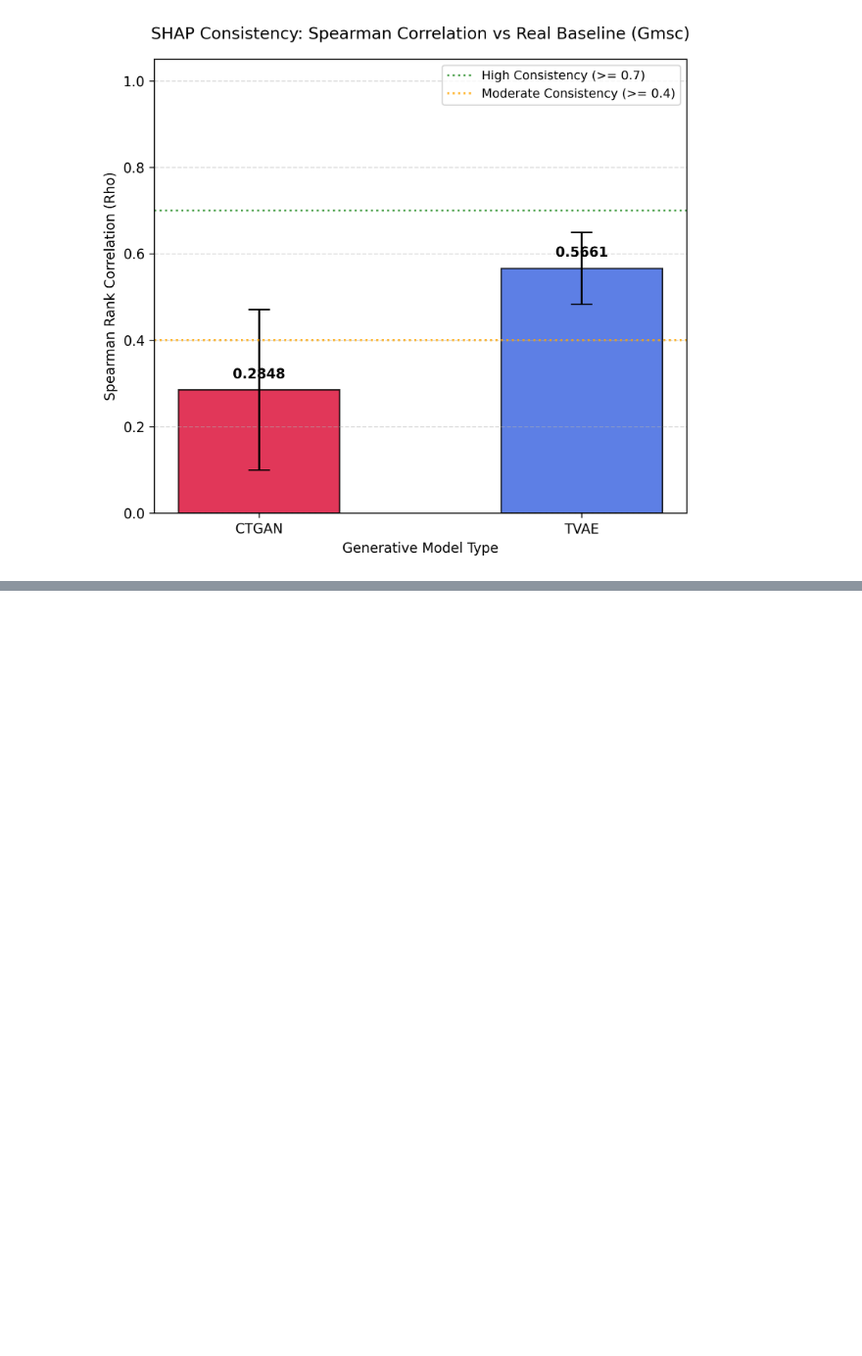
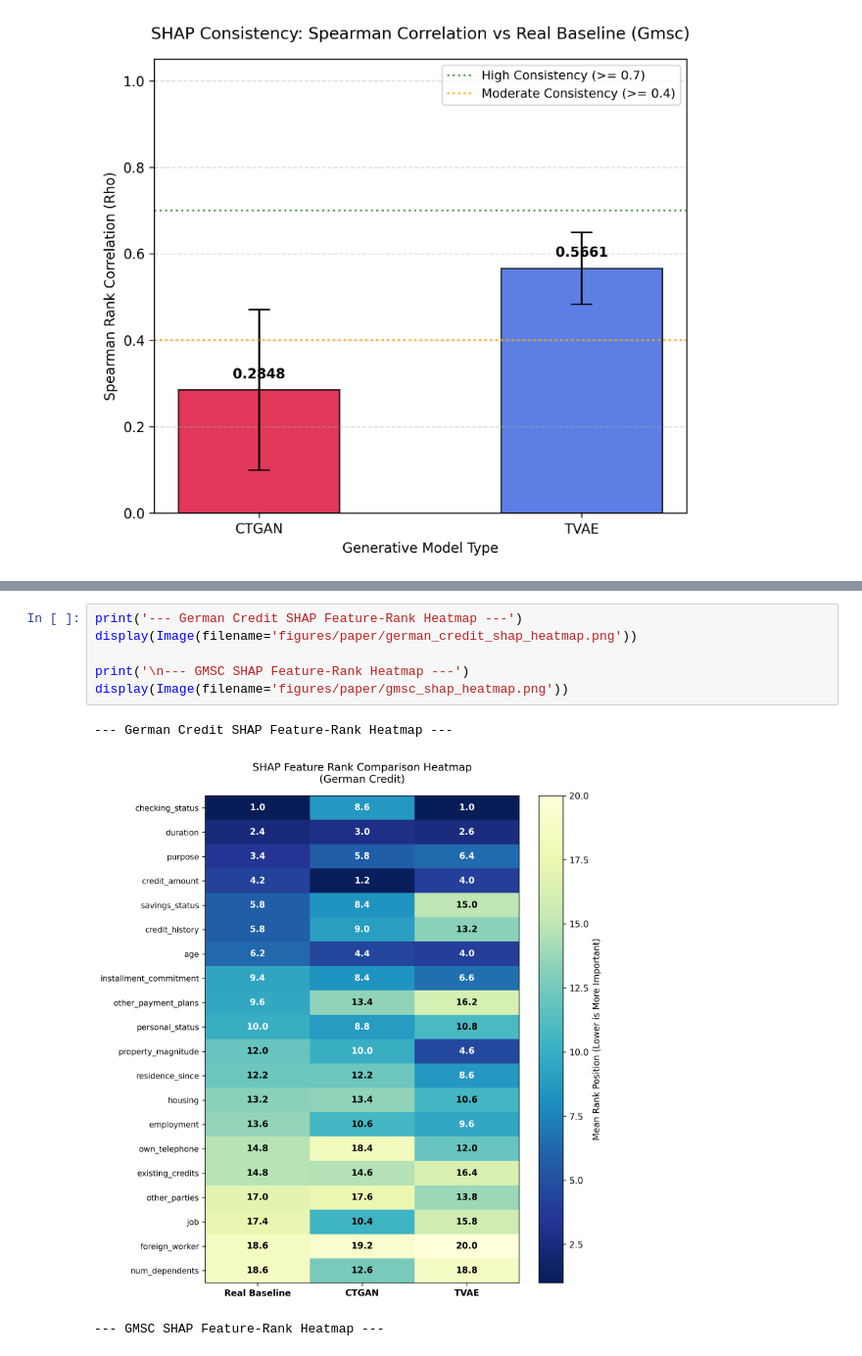
Before and after one commit to isha-roy/shap-synthetic-credit-risk, a Jupyter notebook: notebooks/07_paper_figures/07_paper_figures.ipynb, the cells around one changed output, grey strips where cells are left out. Shown at 98% size. Saved outputs shown, nothing was run; the diff lists cells and outputs as text; blank space fills up the shorter version.

Commit message:
Complete Phase 8: add heatmaps, model ROCs, and MIA ROCs in PNG and PDF

```diff
--- a/notebooks/07_paper_figures/07_paper_figures.ipynb
+++ b/notebooks/07_paper_figures/07_paper_figures.ipynb
@@ -79,0 +84,10 @@ display(Image(filename='figures/paper/gmsc_shap_consistency.png'))
+# %%
+print('--- German Credit SHAP Feature-Rank Heatmap ---')
+display(Image(filename='figures/paper/german_credit_shap_heatmap.png'))
+
+print('\n--- GMSC SHAP Feature-Rank Heatmap ---')
+display(Image(filename='figures/paper/gmsc_shap_heatmap.png'))
+# %% [output]
+--- German Credit SHAP Feature-Rank Heatmap ---
+[figure, added]
+--- GMSC SHAP Feature-Rank Heatmap ---
```
Also changed, not shown: parts of 10 cells of this notebook, 2 other files.
